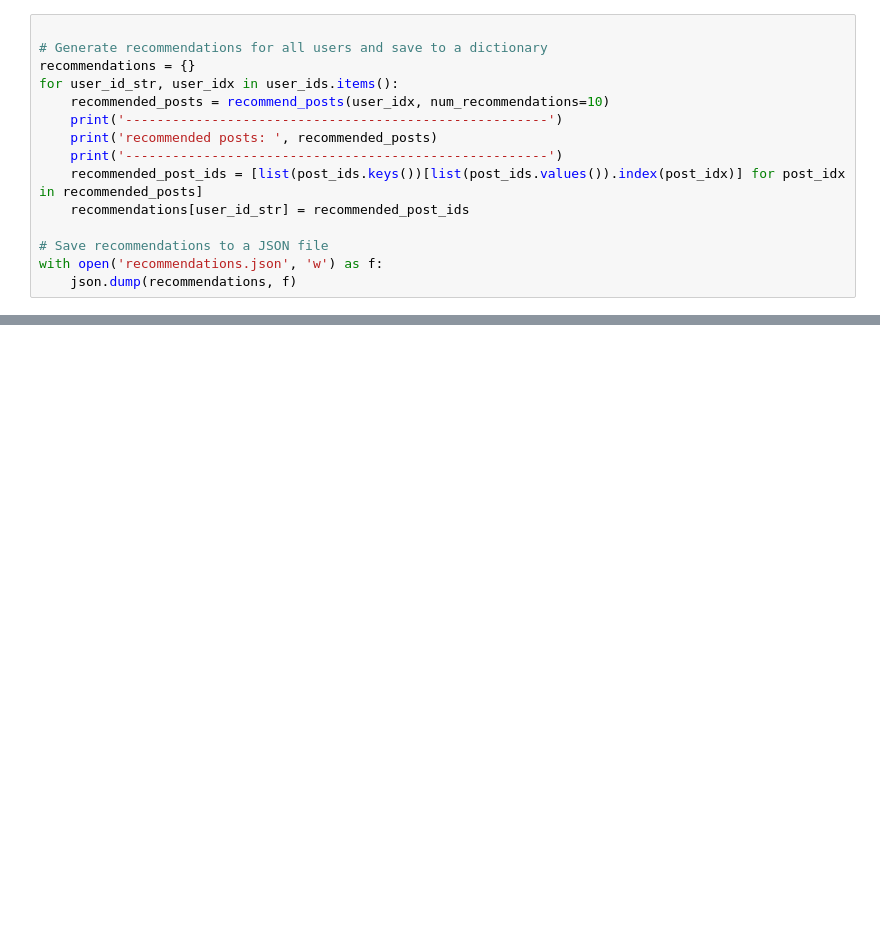
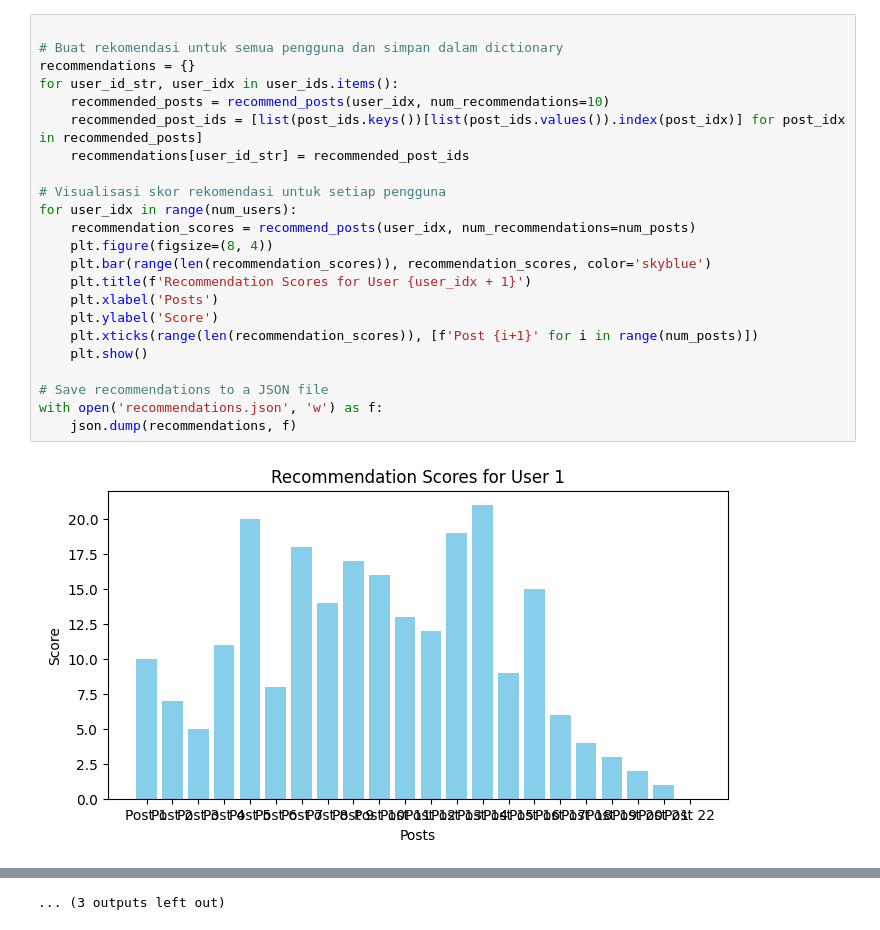
Before and after one commit to naufalrz-qi/FHnBcollaborativeFiltering, a Jupyter notebook: alg_collaborativeFilteringtest.ipynb, the cells around one changed output, grey strips where cells are left out. Saved outputs shown, nothing was run; the diff lists cells and outputs as text; blank space fills up the shorter version.

```diff
--- a/alg_collaborativeFilteringtest.ipynb
+++ b/alg_collaborativeFilteringtest.ipynb
@@ -97,15 +92,25 @@ recommend_posts(user_idx, num_recommendations=10)
 # %%
 
-# Generate recommendations for all users and save to a dictionary
+# Buat rekomendasi untuk semua pengguna dan simpan dalam dictionary
 recommendations = {}
 for user_id_str, user_idx in user_ids.items():
     recommended_posts = recommend_posts(user_idx, num_recommendations=10)
-    print('------------------------------------------------------')
-    print('recommended posts: ', recommended_posts)
-    print('------------------------------------------------------')
     recommended_post_ids = [list(post_ids.keys())[list(post_ids.values()).index(post_idx)] for post_idx in recommended_posts]
     recommendations[user_id_str] = recommended_post_ids
+
+# Visualisasi skor rekomendasi untuk setiap pengguna
+for user_idx in range(num_users):
+    recommendation_scores = recommend_posts(user_idx, num_recommendations=num_posts)
+    plt.figure(figsize=(8, 4))
+    plt.bar(range(len(recommendation_scores)), recommendation_scores, color='skyblue')
+    plt.title(f'Recommendation Scores for User {user_idx + 1}')
+    plt.xlabel('Posts')
+    plt.ylabel('Score')
+    plt.xticks(range(len(recommendation_scores)), [f'Post {i+1}' for i in range(num_posts)])
+    plt.show()
 
 # Save recommendations to a JSON file
 with open('recommendations.json', 'w') as f:
     json.dump(recommendations, f)
+# %% [output]
+[figure, added]
@@ -111,0 +128 @@ with open('recommendations.json', 'w') as f:
+... (3 outputs left out)
```
Also changed, not shown: parts of 4 cells of this notebook, 26 other files.
